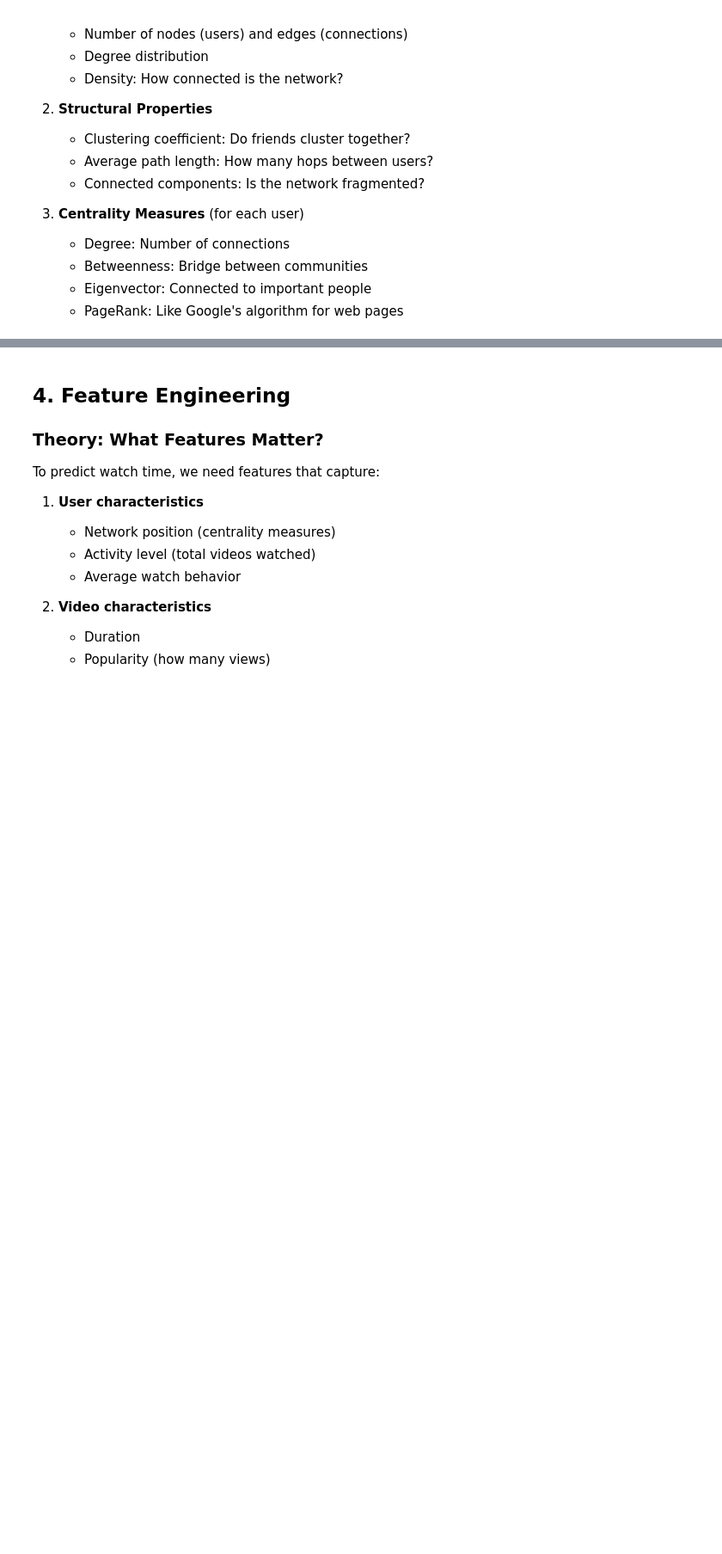
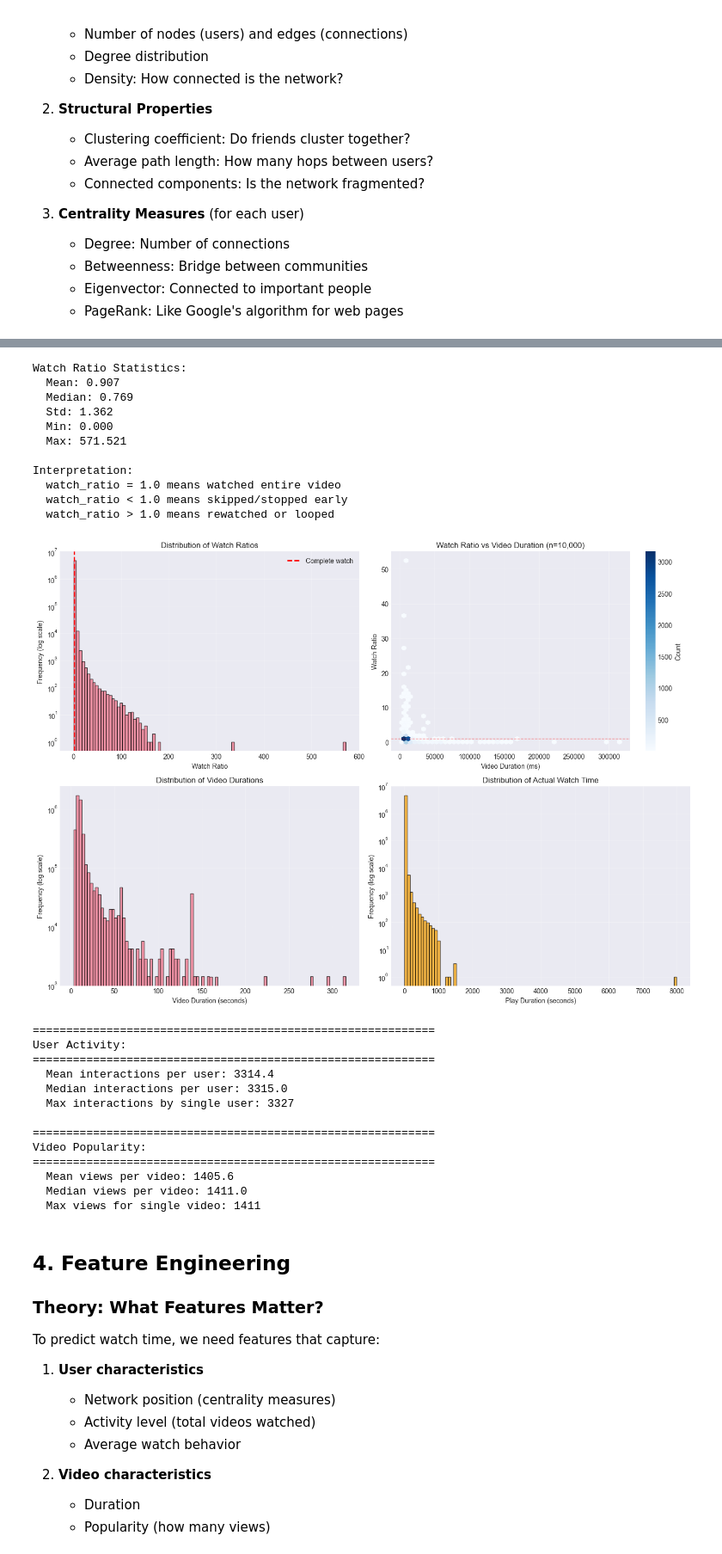
Before and after one commit to Erhan1706/complex-networks, a Jupyter notebook: notebooks/01_initial_exploration.ipynb, the cells around one changed output, grey strips where cells are left out. Shown at 86% size. Drawn from its saved outputs; the diff is of its cells as text; code cells hidden in the pictures; blank space fills up the shorter version.

```diff
--- a/notebooks/01_initial_exploration.ipynb
+++ b/notebooks/01_initial_exploration.ipynb
@@ -320,53 +503,92 @@ print("  watch_ratio > 1.0 means rewatched or looped")
 
 fig, axes = plt.subplots(2, 2, figsize=(14, 10))
 
-# Watch ratio distribution
-axes[0, 0].hist(interactions['watch_ratio'], bins=50, edgecolor='black', alpha=0.7)
+# Watch ratio distribution (LOG SCALE for better visibility)
+axes[0, 0].hist(interactions['watch_ratio'], bins=100, edgecolor='black', alpha=0.7)
 axes[0, 0].set_xlabel('Watch Ratio')
-axes[0, 0].set_ylabel('Frequency')
+axes[0, 0].set_ylabel('Frequency (log scale)')
 axes[0, 0].set_title('Distribution of Watch Ratios')
-axes[0, 0].axvline(1.0, color='red', linestyle='--', label='Complete watch')
+axes[0, 0].axvline(1.0, color='red', linestyle='--', linewidth=2, label='Complete watch')
+axes[0, 0].set_yscale('log')  # LOG SCALE for clarity
 axes[0, 0].legend()
 axes[0, 0].grid(alpha=0.3)
 
-# Watch ratio vs video duration
+# Watch ratio vs video duration (hexbin for density)
 sample_size = min(10000, len(interactions))
 sample = interactions.sample(sample_size, random_state=42)
-axes[0, 1].scatter(sample['video_duration'], sample['watch_ratio'], alpha=0.1, s=1)
+axes[0, 1].hexbin(sample['video_duration'], sample['watch_ratio'],
+                   gridsize=50, cmap='Blues', mincnt=1)
 axes[0, 1].set_xlabel('Video Duration (ms)')
 axes[0, 1].set_ylabel('Watch Ratio')
 axes[0, 1].set_title(f'Watch Ratio vs Video Duration (n={sample_size:,})')
+axes[0, 1].axhline(1.0, color='red', linestyle='--', linewidth=1, alpha=0.5)
 axes[0, 1].grid(alpha=0.3)
+cbar = plt.colorbar(axes[0, 1].collections[0], ax=axes[0, 1])
+cbar.set_label('Count')
 
-# Video duration distribution
-axes[1, 0].hist(interactions['video_duration'] / 1000, bins=50, edgecolor='black', alpha=0.7)
+# Video duration distribution (in seconds, log scale)
+duration_sec = interactions['video_duration'] / 1000
+axes[1, 0].hist(duration_sec, bins=100, edgecolor='black', alpha=0.7)
 axes[1, 0].set_xlabel('Video Duration (seconds)')
-axes[1, 0].set_ylabel('Frequency')
+axes[1, 0].set_ylabel('Frequency (log scale)')
 axes[1, 0].set_title('Distribution of Video Durations')
+axes[1, 0].set_yscale('log')  # LOG SCALE
 axes[1, 0].grid(alpha=0.3)
 
-# Play duration distribution
-axes[1, 1].hist(interactions['play_duration'] / 1000, bins=50, edgecolor='black', alpha=0.7)
+# Play duration distribution (in seconds, log scale)
+play_sec = interactions['play_duration'] / 1000
+axes[1, 1].hist(play_sec, bins=100, edgecolor='black', alpha=0.7, color='orange')
 axes[1, 1].set_xlabel('Play Duration (seconds)')
-axes[1, 1].set_ylabel('Frequency')
+axes[1, 1].set_ylabel('Frequency (log scale)')
 axes[1, 1].set_title('Distribution of Actual Watch Time')
+axes[1, 1].set_yscale('log')  # LOG SCALE
 axes[1, 1].grid(alpha=0.3)
 
 plt.tight_layout()
 plt.show()
 
 # User and video activity
-print(f"\nUser Activity:")
+print(f"\n{'='*60}")
+print("User Activity:")
+print('='*60)
 interactions_per_user = interactions.groupby('user_id').size()
 print(f"  Mean interactions per user: {interactions_per_user.mean():.1f}")
 print(f"  Median interactions per user: {interactions_per_user.median():.1f}")
 print(f"  Max interactions by single user: {interactions_per_user.max()}")
 
-print(f"\nVideo Popularity:")
+print(f"\n{'='*60}")
+print("Video Popularity:")
+print('='*60)
 views_per_video = interactions.groupby('video_id').size()
 print(f"  Mean views per video: {views_per_video.mean():.1f}")
 print(f"  Median views per video: {views_per_video.median():.1f}")
 print(f"  Max views for single video: {views_per_video.max()}")
+# %% [output]
+Watch Ratio Statistics:
+  Mean: 0.907
+  Median: 0.769
+  Std: 1.362
+  Min: 0.000
+  Max: 571.521
+
+Interpretation:
+  watch_ratio = 1.0 means watched entire video
+  watch_ratio < 1.0 means skipped/stopped early
+  watch_ratio > 1.0 means rewatched or looped
+[figure, added]
+============================================================
+User Activity:
+============================================================
+  Mean interactions per user: 3314.4
+  Median interactions per user: 3315.0
+  Max interactions by single user: 3327
+
+============================================================
+Video Popularity:
+============================================================
+  Mean views per video: 1405.6
+  Median views per video: 1411.0
+  Max views for single video: 1411
 # %% [markdown]
 ## 4. Feature Engineering
 
```
Also changed, not shown: parts of 18 cells of this notebook.
